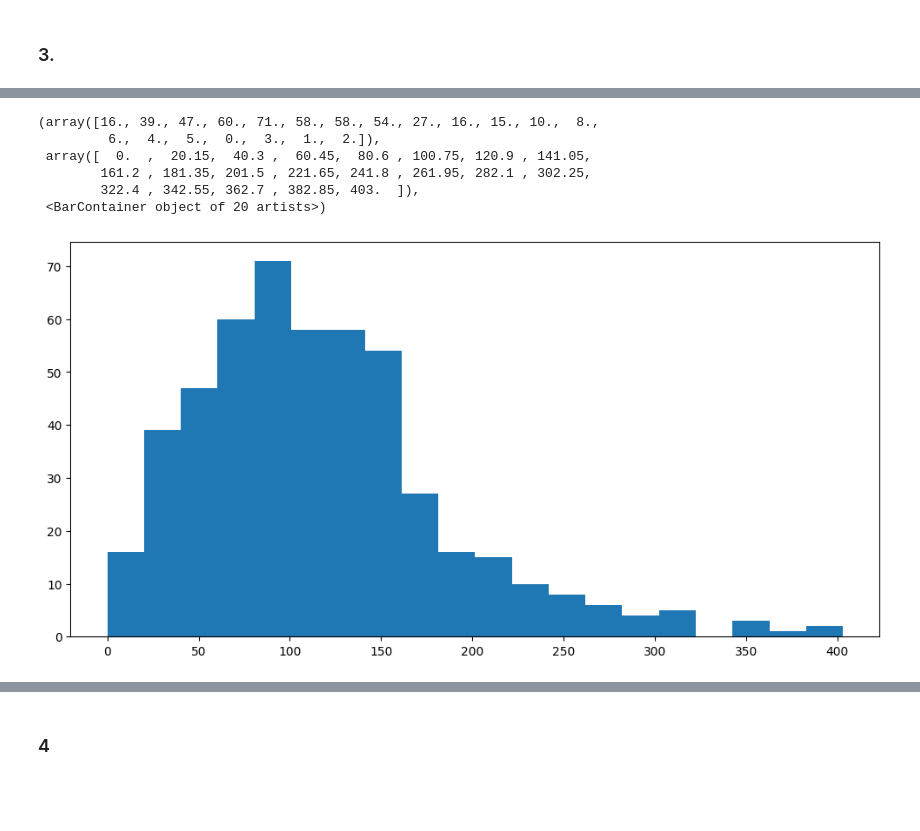
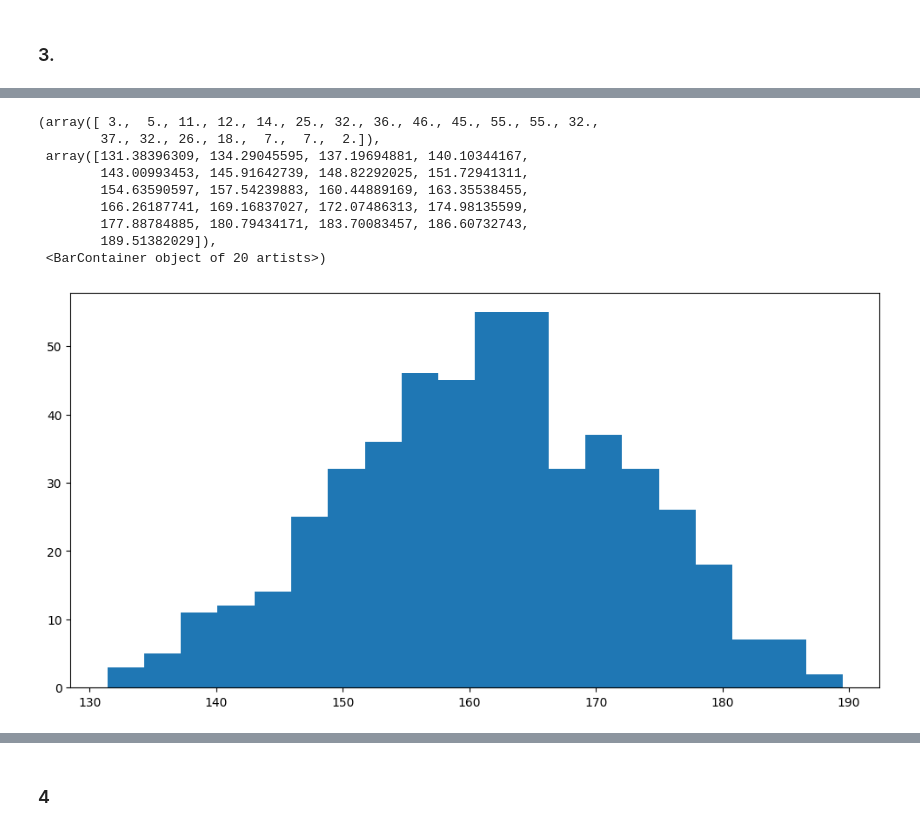
Before and after one commit to dmoram/Laboratorios_Simulacion, a Jupyter notebook: Proyecto/ProyectoUnidad1.ipynb, the cells around one changed output, grey strips where cells are left out. Saved outputs shown, nothing was run; the diff lists cells and outputs as text; code cells hidden in the pictures; blank space fills up the shorter version.

```diff
--- a/Proyecto/ProyectoUnidad1.ipynb
+++ b/Proyecto/ProyectoUnidad1.ipynb
@@ -722,16 +637,19 @@ ax.hist(stdev_groups, bins=20)
 # %%
 #Estadísticos empírico:
-median_groups = [stats.median(group['Nuevo Confirmado']) for group in arr_groups]
+median_groups = [stats.median(group['Weight']) for group in arr_groups]
 
 #print(median_groups)
 
 fig, ax = plt.subplots(figsize=(12,6))
 ax.hist(median_groups, bins=20)
 # %% [output]
-(array([16., 39., 47., 60., 71., 58., 58., 54., 27., 16., 15., 10.,  8.,
-         6.,  4.,  5.,  0.,  3.,  1.,  2.]),
- array([  0.  ,  20.15,  40.3 ,  60.45,  80.6 , 100.75, 120.9 , 141.05,
-        161.2 , 181.35, 201.5 , 221.65, 241.8 , 261.95, 282.1 , 302.25,
-        322.4 , 342.55, 362.7 , 382.85, 403.  ]),
+(array([ 3.,  5., 11., 12., 14., 25., 32., 36., 46., 45., 55., 55., 32.,
+        37., 32., 26., 18.,  7.,  7.,  2.]),
+ array([131.38396309, 134.29045595, 137.19694881, 140.10344167,
+        143.00993453, 145.91642739, 148.82292025, 151.72941311,
+        154.63590597, 157.54239883, 160.44889169, 163.35538455,
+        166.26187741, 169.16837027, 172.07486313, 174.98135599,
+        177.88784885, 180.79434171, 183.70083457, 186.60732743,
+        189.51382029]),
  <BarContainer object of 20 artists>)
-[figure, old version]
+[figure, new version]
```
Also changed, not shown: parts of 22 cells of this notebook, 1 other file.
